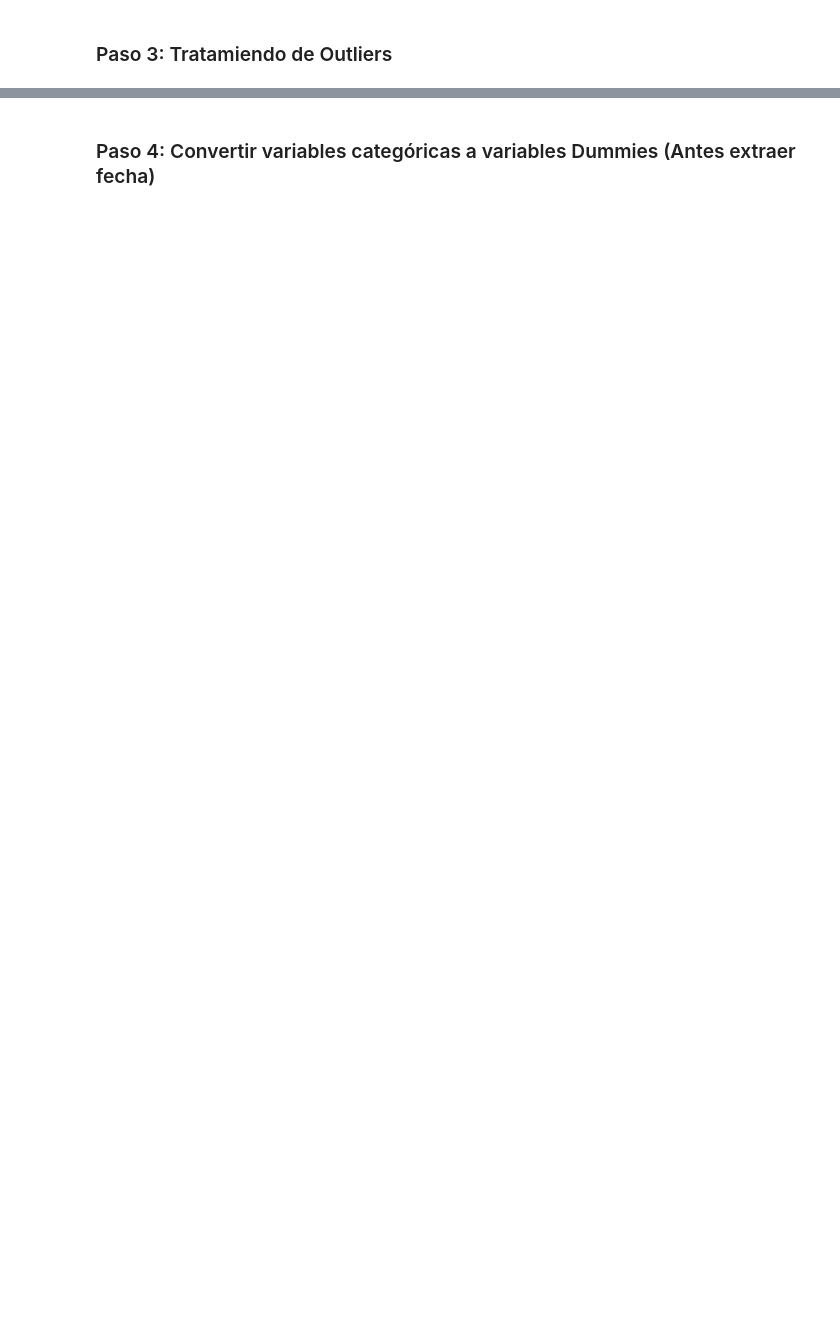
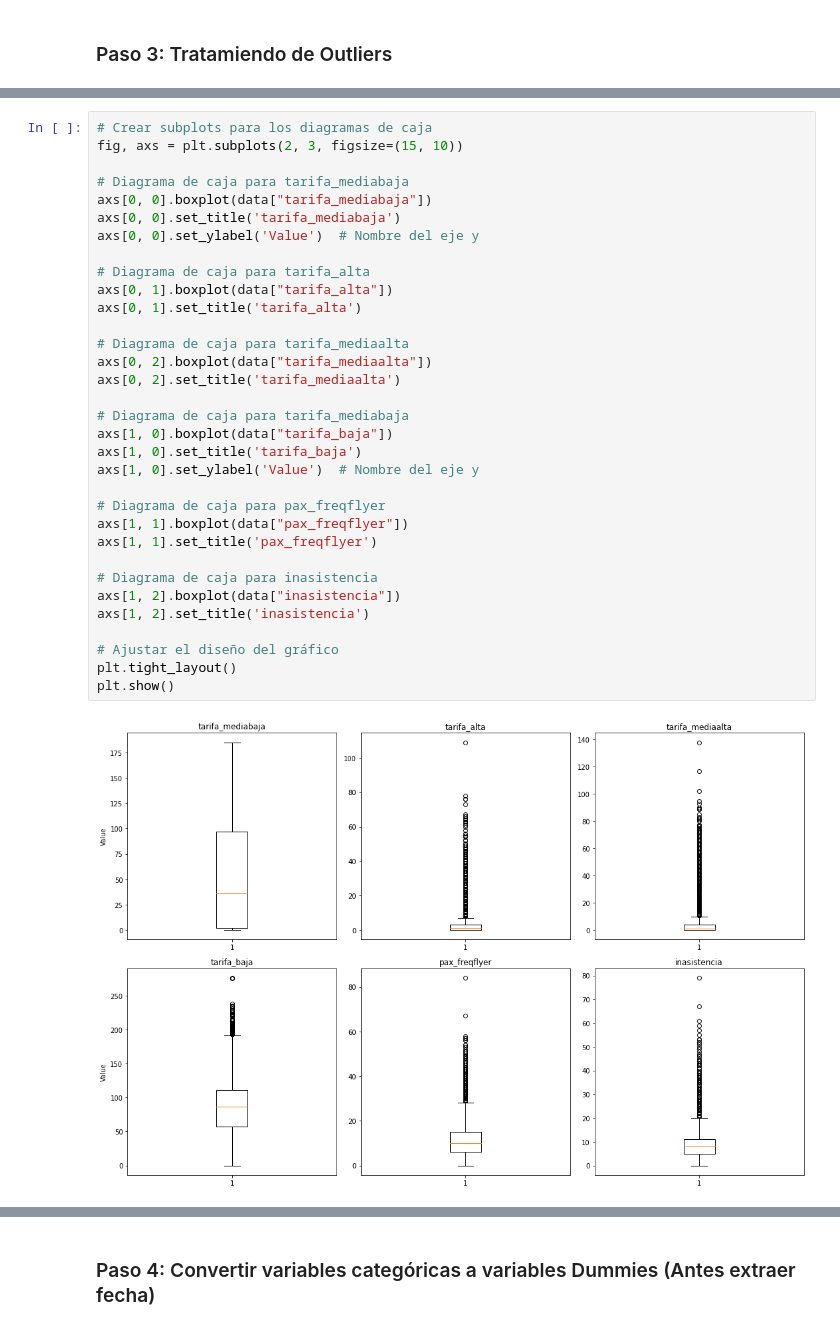
Before and after one commit to mariosanchez5/Proyectos_Machine_Learning, a Jupyter notebook: Proyecto AeroML/Proyecto_AeroML.ipynb, the cells around one changed output, grey strips where cells are left out. Drawn from its saved outputs; the diff is of its cells as text; blank space fills up the shorter version.

```diff
--- a/Proyecto AeroML/Proyecto_AeroML.ipynb
+++ b/Proyecto AeroML/Proyecto_AeroML.ipynb
@@ -290,0 +465,35 @@ Por ahora eliminaremos solo estas columnas, pero podemos volver a este paso post
+# %%
+# Crear subplots para los diagramas de caja
+fig, axs = plt.subplots(2, 3, figsize=(15, 10))
+
+# Diagrama de caja para tarifa_mediabaja
+axs[0, 0].boxplot(data["tarifa_mediabaja"])
+axs[0, 0].set_title('tarifa_mediabaja')
+axs[0, 0].set_ylabel('Value')  # Nombre del eje y
+
+# Diagrama de caja para tarifa_alta
+axs[0, 1].boxplot(data["tarifa_alta"])
+axs[0, 1].set_title('tarifa_alta')
+
+# Diagrama de caja para tarifa_mediaalta
+axs[0, 2].boxplot(data["tarifa_mediaalta"])
+axs[0, 2].set_title('tarifa_mediaalta')
+
+# Diagrama de caja para tarifa_mediabaja
+axs[1, 0].boxplot(data["tarifa_baja"])
+axs[1, 0].set_title('tarifa_baja')
+axs[1, 0].set_ylabel('Value')  # Nombre del eje y
+
+# Diagrama de caja para pax_freqflyer
+axs[1, 1].boxplot(data["pax_freqflyer"])
+axs[1, 1].set_title('pax_freqflyer')
+
+# Diagrama de caja para inasistencia
+axs[1, 2].boxplot(data["inasistencia"])
+axs[1, 2].set_title('inasistencia')
+
+# Ajustar el diseño del gráfico
+plt.tight_layout()
+plt.show()
+# %% [output]
+[figure, added]
```
Also changed, not shown: parts of 37 cells of this notebook.
